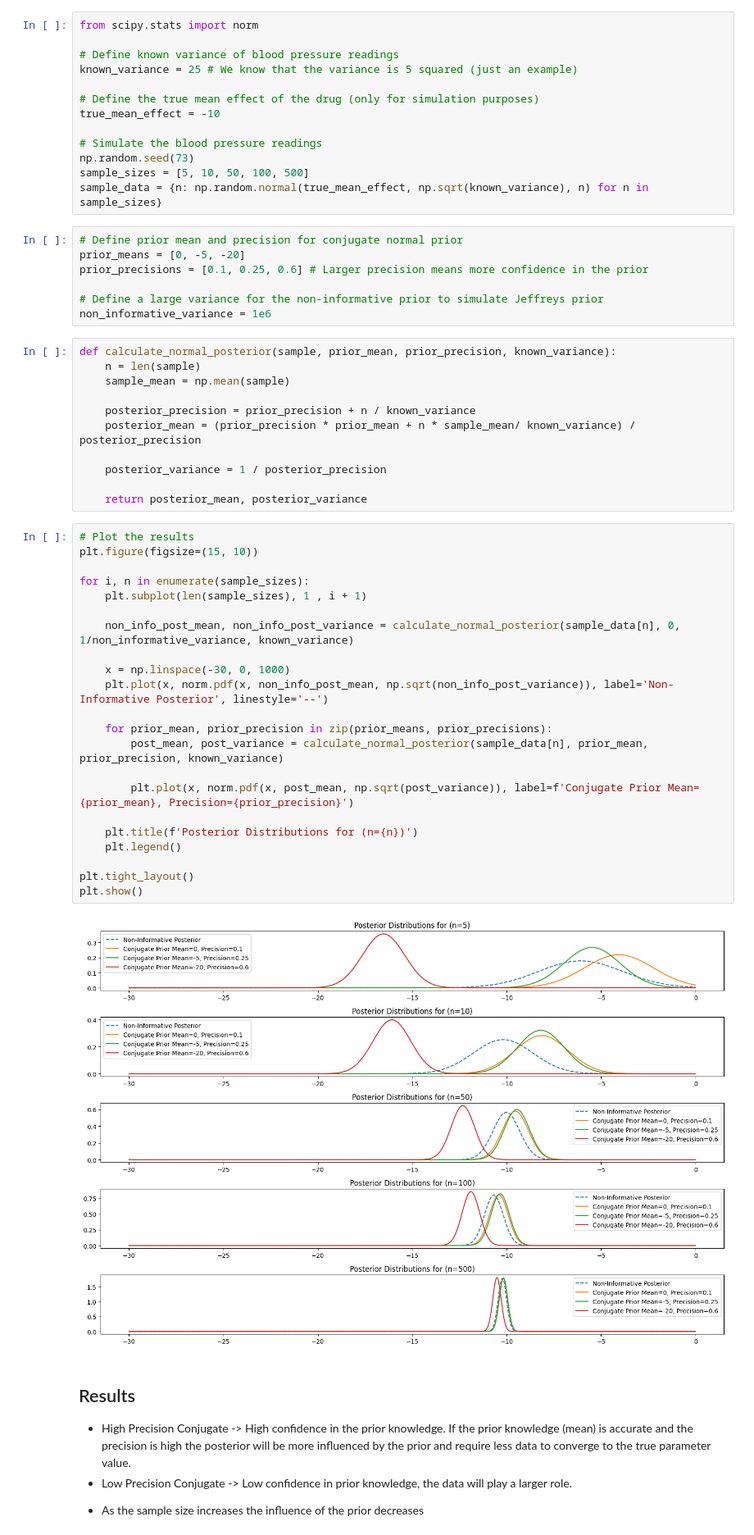
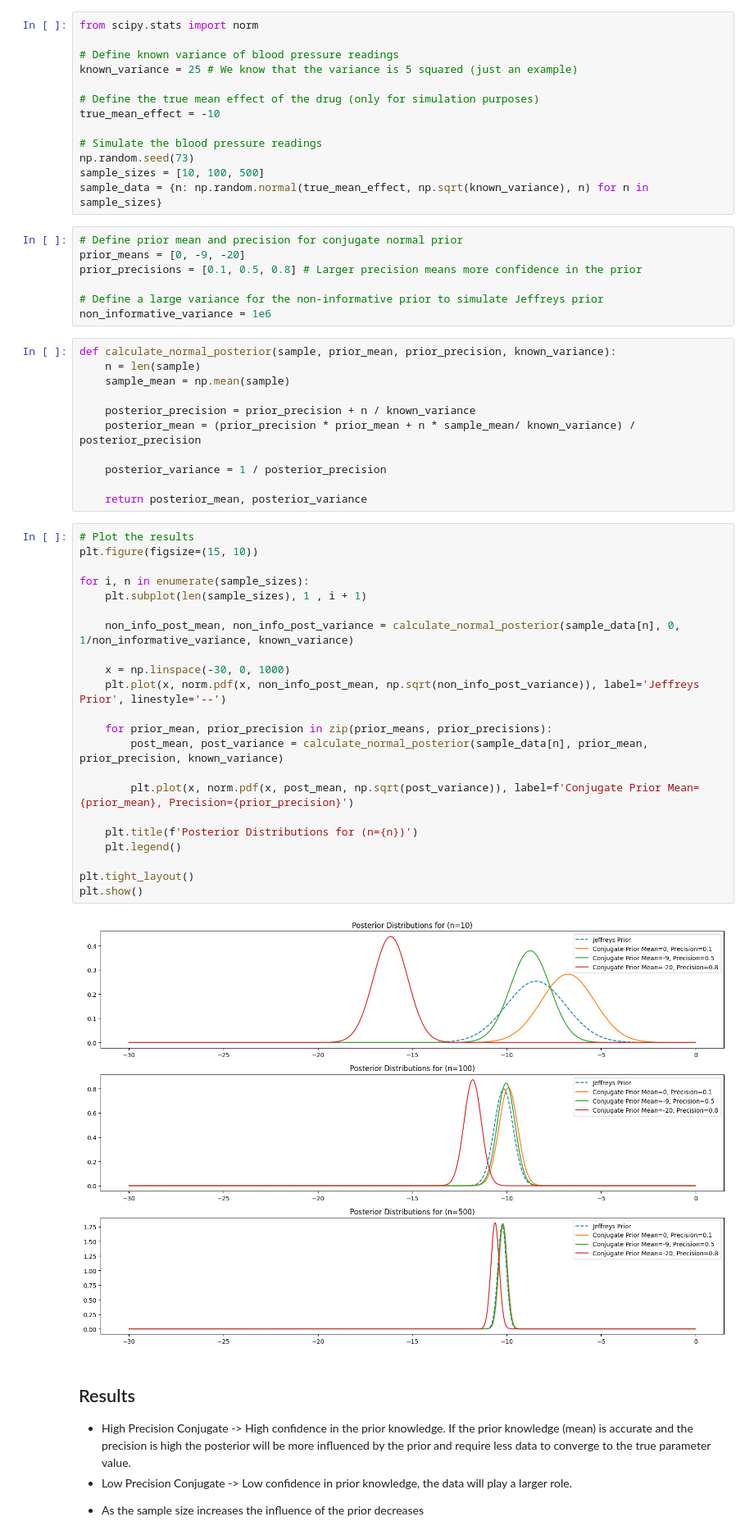
Before and after one commit to MaxiStahl1992/advanced-workbook-code, a Jupyter notebook: task1_full.ipynb, the cells around one changed output. Shown at 82% size. Saved outputs shown, nothing was run; the diff lists cells and outputs as text.

```diff
--- a/task1_full.ipynb
+++ b/task1_full.ipynb
@@ -176,12 +176,12 @@ true_mean_effect = -10
 
 # Simulate the blood pressure readings
 np.random.seed(73)
-sample_sizes = [5, 10, 50, 100, 500]
+sample_sizes = [10, 100, 500]
 sample_data = {n: np.random.normal(true_mean_effect, np.sqrt(known_variance), n) for n in sample_sizes}
 # %%
 # Define prior mean and precision for conjugate normal prior
-prior_means = [0, -5, -20]
-prior_precisions = [0.1, 0.25, 0.6] # Larger precision means more confidence in the prior
+prior_means = [0, -9, -20]
+prior_precisions = [0.1, 0.5, 0.8] # Larger precision means more confidence in the prior
 
 # Define a large variance for the non-informative prior to simulate Jeffreys prior
 non_informative_variance = 1e6
@@ -199,27 +199,27 @@ def calculate_normal_posterior(sample, prior_mean, prior_precision, known_varian
 # %%
 # Plot the results
 plt.figure(figsize=(15, 10))
 
 for i, n in enumerate(sample_sizes):
     plt.subplot(len(sample_sizes), 1 , i + 1)
 
     non_info_post_mean, non_info_post_variance = calculate_normal_posterior(sample_data[n], 0, 1/non_informative_variance, known_variance)
 
     x = np.linspace(-30, 0, 1000)
-    plt.plot(x, norm.pdf(x, non_info_post_mean, np.sqrt(non_info_post_variance)), label='Non-Informative Posterior', linestyle='--')
+    plt.plot(x, norm.pdf(x, non_info_post_mean, np.sqrt(non_info_post_variance)), label='Jeffreys Prior', linestyle='--')
 
     for prior_mean, prior_precision in zip(prior_means, prior_precisions):
         post_mean, post_variance = calculate_normal_posterior(sample_data[n], prior_mean, prior_precision, known_variance)
 
         plt.plot(x, norm.pdf(x, post_mean, np.sqrt(post_variance)), label=f'Conjugate Prior Mean={prior_mean}, Precision={prior_precision}')
 
     plt.title(f'Posterior Distributions for (n={n})')
     plt.legend()
 
 plt.tight_layout()
 plt.show()
 # %% [output]
-[figure, old version]
+[figure, new version]
 # %% [markdown]
 ## Results
 * High Precision Conjugate -> High confidence in the prior knowledge. If the prior knowledge (mean) is accurate and the precision is high the posterior will be more influenced by the prior and require less data to converge to the true parameter value.
```
Also changed, not shown: parts of 2 cells of this notebook.
